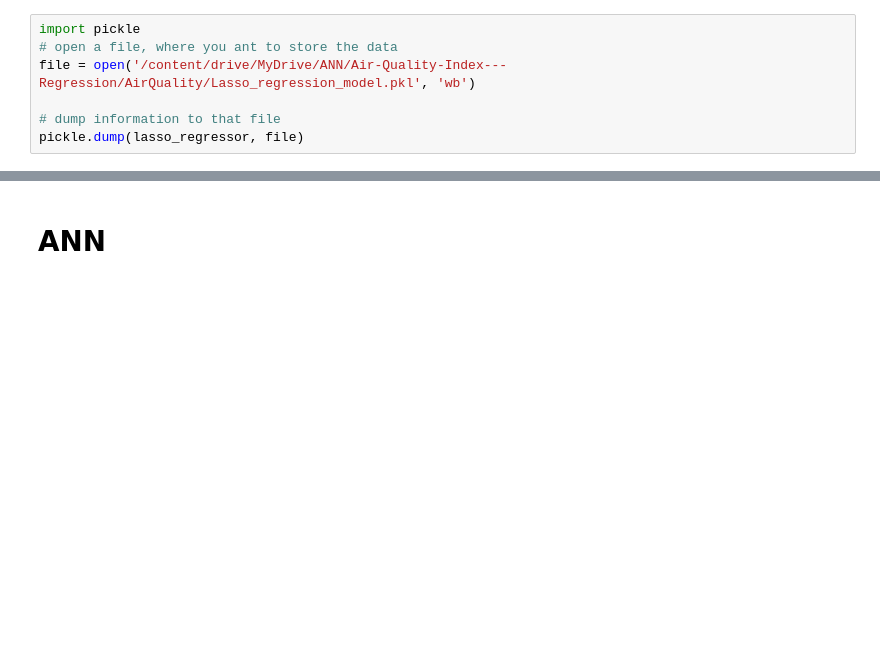
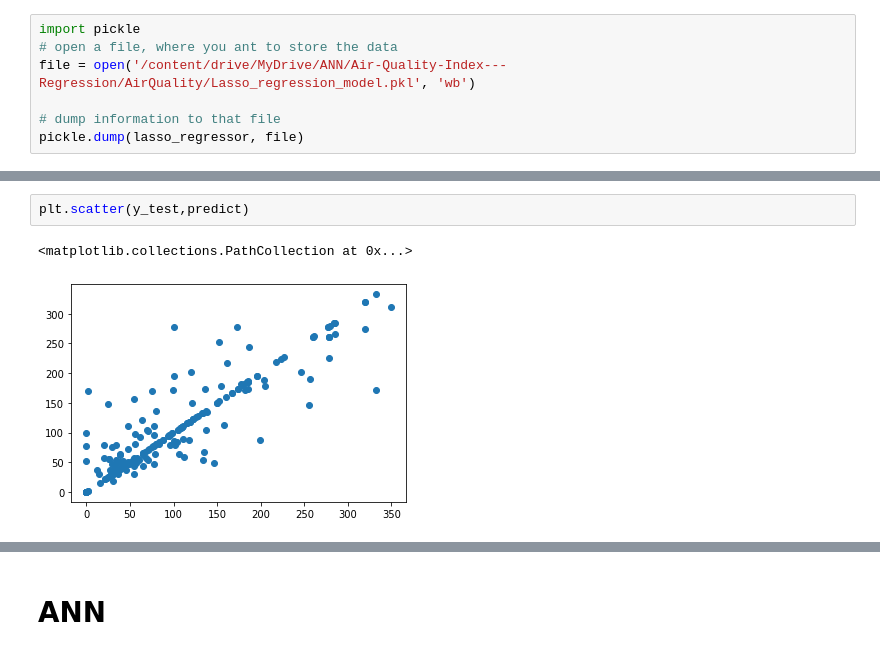
Before and after one commit to ranjith13119/AirQuality, a Jupyter notebook: AirQualityIndex.ipynb, the cells around one changed output, grey strips where cells are left out. Saved outputs shown, nothing was run; the diff lists cells and outputs as text; blank space fills up the shorter version.

```diff
--- a/AirQualityIndex.ipynb
+++ b/AirQualityIndex.ipynb
@@ -593,0 +649,5 @@ pickle.dump(lasso_regressor, file)
+# %%
+plt.scatter(y_test,predict)
+# %% [output]
+<matplotlib.collections.PathCollection at 0x...>
+[figure, added]
```
Also changed, not shown: parts of 17 cells of this notebook.
